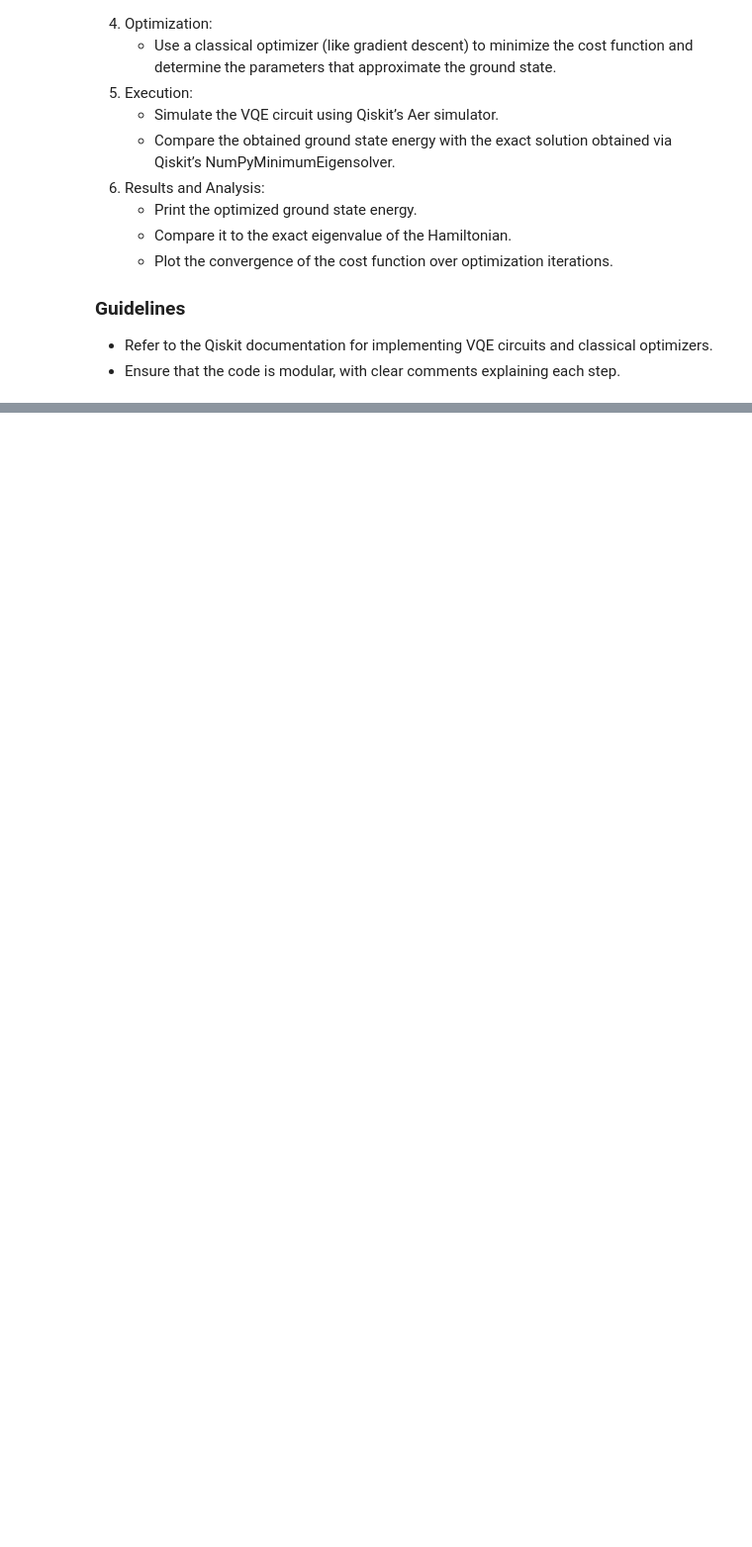
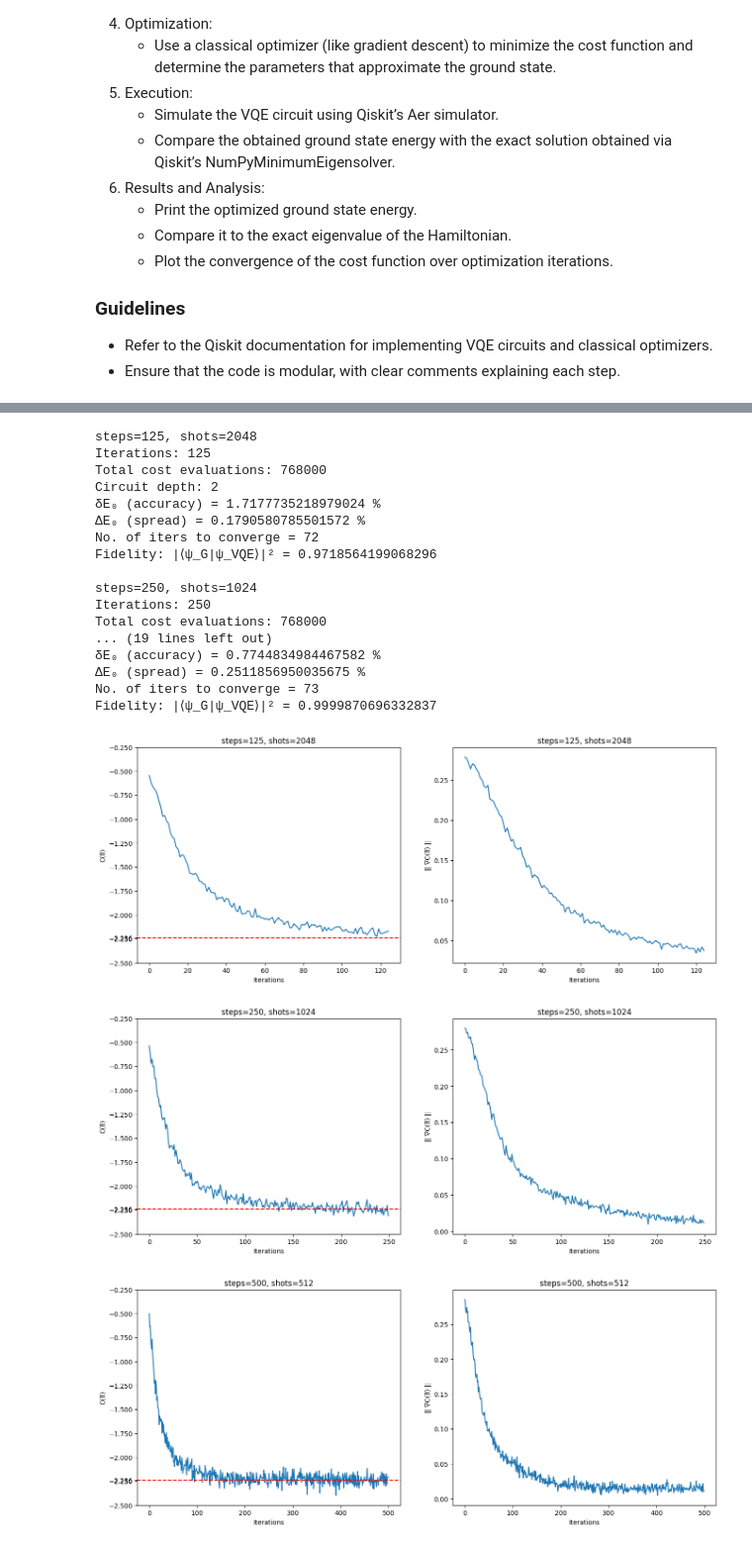
Before and after one commit to sushantpadha/intro_to_qml, a Jupyter notebook: week2.ipynb, the cells around one changed output, grey strips where cells are left out. Shown at 99% size. Cells and saved outputs as stored; diff of their text form; code cells hidden in the pictures; blank space fills up the shorter version.

```diff
--- a/week2.ipynb
+++ b/week2.ipynb
@@ -279,0 +574,30 @@ plt.show()
+# %%
+vars1 = {
+    "steps": [125,   250,  500, 1000],
+    "shots": [2048, 1024,  512,  256]
+}
+
+results1 = linear_search_vqe(options, vars1)
+
+# takes ~6 mins on local
+# %% [output]
+steps=125, shots=2048
+Iterations: 125
+Total cost evaluations: 768000
+Circuit depth: 2
+δE₀ (accuracy) = 1.7177735218979024 %
+ΔE₀ (spread) = 0.1790580785501572 %
+No. of iters to converge = 72
+Fidelity: |⟨ψ_G|ψ_VQE⟩|² = 0.9718564199068296
+
+steps=250, shots=1024
+Iterations: 250
+Total cost evaluations: 768000
+... (19 lines left out)
+δE₀ (accuracy) = 0.7744834984467582 %
+ΔE₀ (spread) = 0.2511856950035675 %
+No. of iters to converge = 73
+Fidelity: |⟨ψ_G|ψ_VQE⟩|² = 0.9999870696332837
+[figure, added]
+[figure, added]
+[figure, added]
```
Also changed, not shown: parts of 34 cells of this notebook, 3 other files.
